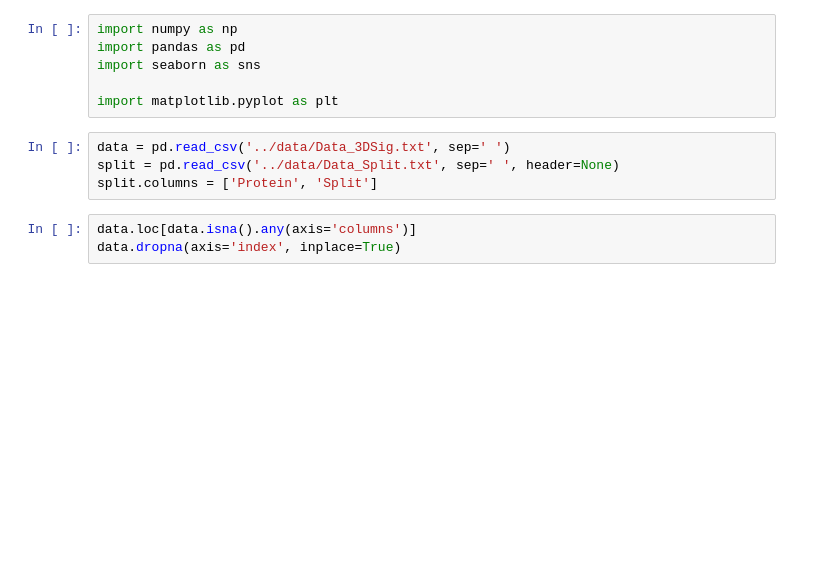
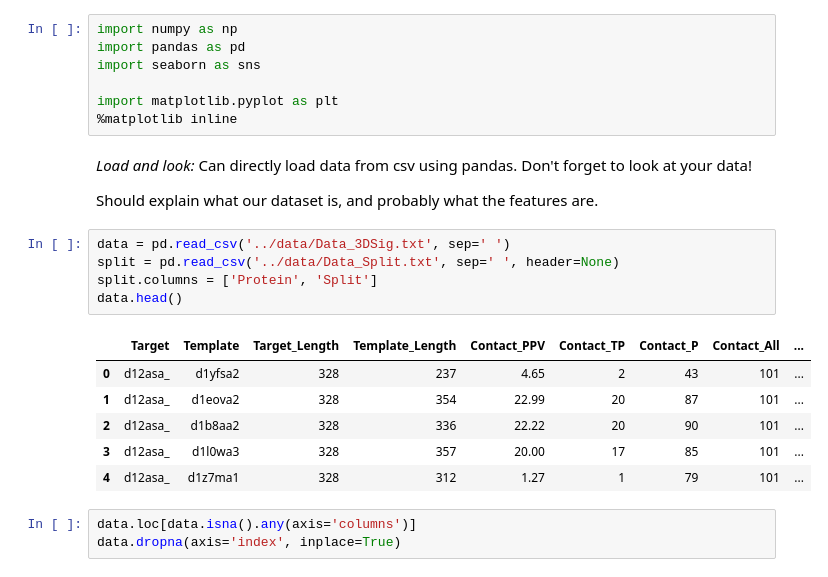
Before and after one commit to FBoyles/3dsig, a Jupyter notebook: notebooks/Sandbox.ipynb, the cells around one changed output. Saved outputs shown, nothing was run; the diff lists cells and outputs as text; blank space fills up the shorter version.

```diff
--- a/notebooks/Sandbox.ipynb
+++ b/notebooks/Sandbox.ipynb
@@ -4,10 +8,23 @@ import pandas as pd
 import seaborn as sns
 
 import matplotlib.pyplot as plt
+%matplotlib inline
+# %% [markdown]
+_Load and look:_ Can directly load data from csv using pandas. Don't forget to look at your data!
+
+Should explain what our dataset is, and probably what the features are.
 # %%
 data = pd.read_csv('../data/Data_3DSig.txt', sep=' ')
 split = pd.read_csv('../data/Data_Split.txt', sep=' ', header=None)
 split.columns = ['Protein', 'Split']
+data.head()
+# %% [output]
+|  | Target | Template | Target_Length | Template_Length | Contact_PPV | Contact_TP | Contact_P | Contact_All | ... |
+| 0 | d12asa_ | d1yfsa2 | 328 | 237 | 4.65 | 2 | 43 | 101 | ... |
+| 1 | d12asa_ | d1eova2 | 328 | 354 | 22.99 | 20 | 87 | 101 | ... |
+| 2 | d12asa_ | d1b8aa2 | 328 | 336 | 22.22 | 20 | 90 | 101 | ... |
+| 3 | d12asa_ | d1l0wa3 | 328 | 357 | 20.00 | 17 | 85 | 101 | ... |
+| 4 | d12asa_ | d1z7ma1 | 328 | 312 | 1.27 | 1 | 79 | 101 | ... |
 # %%
 data.loc[data.isna().any(axis='columns')]
 data.dropna(axis='index', inplace=True)
```
Also changed, not shown: parts of 6 cells of this notebook.
